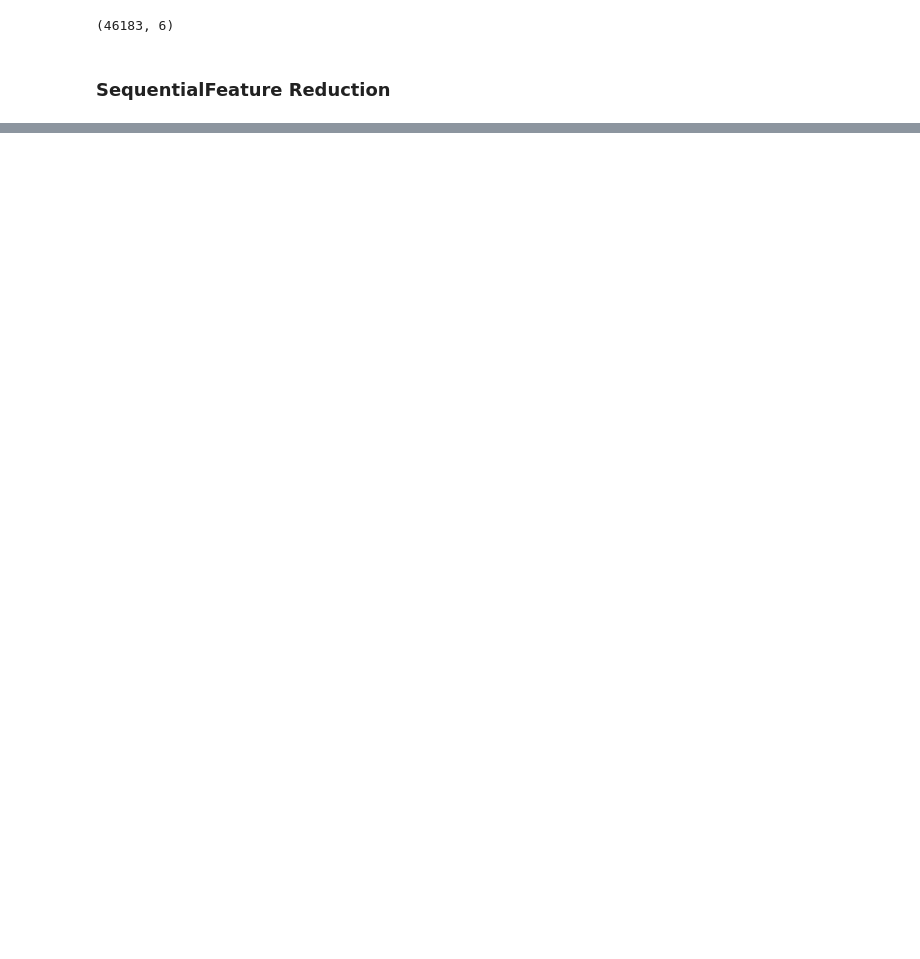
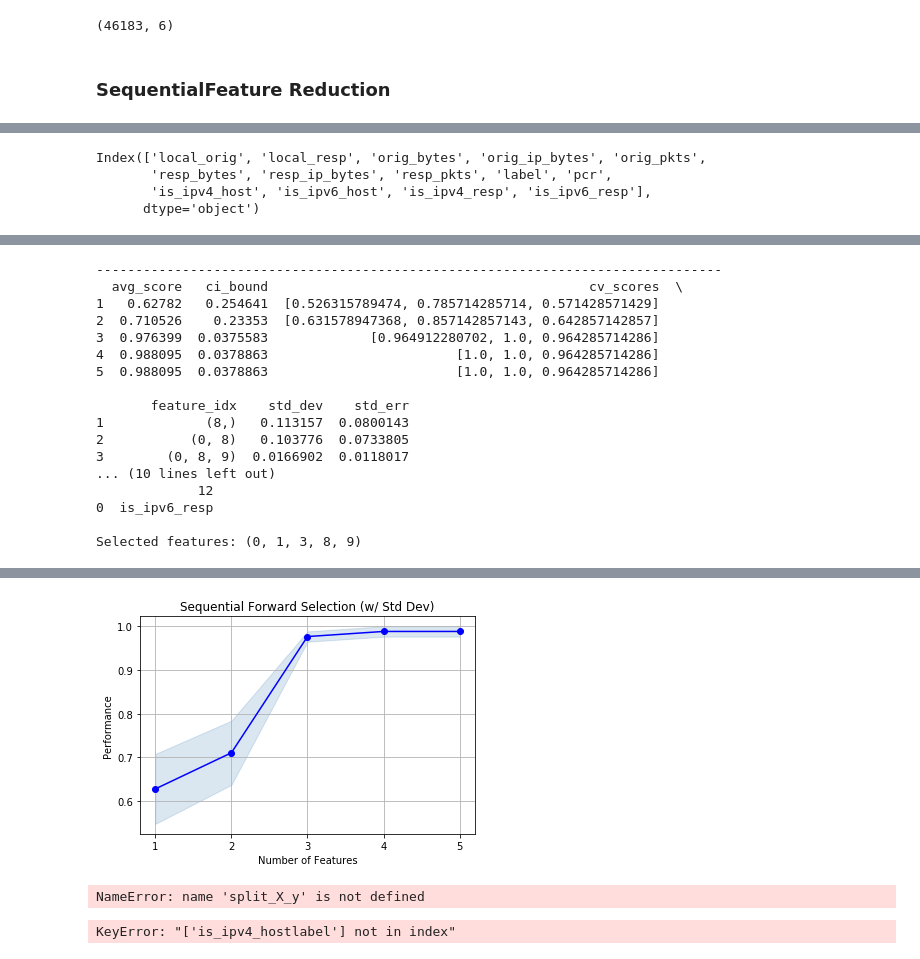
Before and after one commit to robOcity/wakeful, a Jupyter notebook: clustering.ipynb, the cells around one changed output, grey strips where cells are left out. Drawn from its saved outputs; the diff is of its cells as text; code cells hidden in the pictures; blank space fills up the shorter version.

```diff
--- a/clustering.ipynb
+++ b/clustering.ipynb
@@ -95,0 +104,17 @@ import matplotlib.pyplot as plt
+# %%
+train_key = 'iodine-forwarded-2017-12-31-conn-train'
+test_key = 'iodine-forwarded-2017-12-31-conn-test'
+data_dir='./data'
+# %%
+train_df = log_munger.hdf5_to_df(key, data_dir)
+test_df = log_munger.hdf5_to_df(key, data_dir)
+# %%
+df.columns
+# %% [output]
+Index(['local_orig', 'local_resp', 'orig_bytes', 'orig_ip_bytes', 'orig_pkts',
+       'resp_bytes', 'resp_ip_bytes', 'resp_pkts', 'label', 'pcr',
+       'is_ipv4_host', 'is_ipv6_host', 'is_ipv4_resp', 'is_ipv6_resp'],
+      dtype='object')
+# %%
+pipelining.feature_selection_pipeline(train_df=train_df, test_df=test_df)
+# %% [output]
@@ -95,0 +134,17 @@ import matplotlib.pyplot as plt
+--------------------------------------------------------------------------------
+  avg_score   ci_bound                                         cv_scores  \
+1   0.62782   0.254641  [0.526315789474, 0.785714285714, 0.571428571429]
+2  0.710526    0.23353  [0.631578947368, 0.857142857143, 0.642857142857]
+3  0.976399  0.0375583             [0.964912280702, 1.0, 0.964285714286]
+4  0.988095  0.0378863                        [1.0, 1.0, 0.964285714286]
+5  0.988095  0.0378863                        [1.0, 1.0, 0.964285714286]
+
+       feature_idx    std_dev    std_err
+1             (8,)   0.113157  0.0800143
+2           (0, 8)   0.103776  0.0733805
+3        (0, 8, 9)  0.0166902  0.0118017
+... (10 lines left out)
+             12
+0  is_ipv6_resp
+
+Selected features: (0, 1, 3, 8, 9)
@@ -95,0 +154,6 @@ import matplotlib.pyplot as plt
+[figure, added]
+NameError: name 'split_X_y' is not defined
+# %%
+df = df[['local_orig', 'local_resp', 'orig_ip_bytes', 'pcr', 'label']]
+# %% [output]
+KeyError: "['is_ipv4_hostlabel'] not in index"
```
Also changed, not shown: parts of 12 cells of this notebook, 1 other file.
